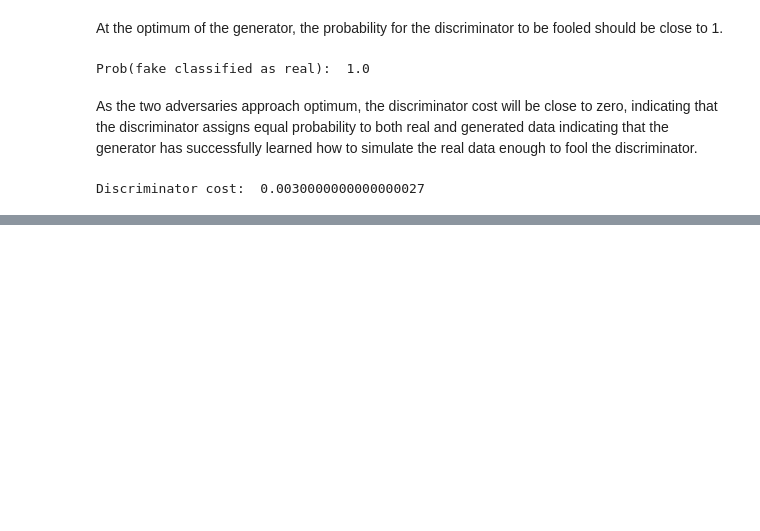
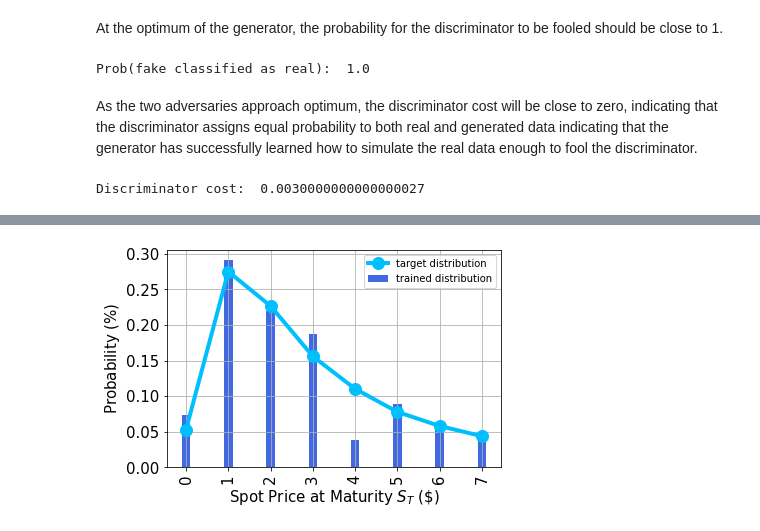
Before and after one commit to calixphd/Quantum-Simulation-Tutorials-and-Examples, a Jupyter notebook: Introduction_to_Quantum_Generative_Adversarial_Networks_Theory_with_Cirq_&_TensorFlow_Implementation.ipynb, the cells around one changed output, grey strips where cells are left out. Saved outputs shown, nothing was run; the diff lists cells and outputs as text; code cells hidden in the pictures; blank space fills up the shorter version.

```diff
--- a/Introduction_to_Quantum_Generative_Adversarial_Networks_Theory_with_Cirq_&_TensorFlow_Implementation.ipynb
+++ b/Introduction_to_Quantum_Generative_Adversarial_Networks_Theory_with_Cirq_&_TensorFlow_Implementation.ipynb
@@ -224,0 +295,40 @@ Generator Bloch vector: [-0.28   0.424 -0.86 ]
+# %%
+# Evaluate trained probability distribution
+values = [
+    bounds[0] + (bounds[1] - bounds[0]) * x / (2**num_qubits - 1) for x in range(2**num_qubits)
+]
+uncertainty_model = g_circuit.assign_parameters(dict(zip(theta, g_params)))
+amplitudes = Statevector.from_instruction(uncertainty_model).data
+
+x = np.array(values)
+y = np.abs(amplitudes) ** 2
+
+# Sample from target probability distribution
+N = 100000
+log_normal = np.random.lognormal(mean=1, sigma=1, size=N)
+log_normal = np.round(log_normal)
+log_normal = log_normal[log_normal <= 7]
+log_normal_samples = []
+for i in range(8):
+    log_normal_samples += [np.sum(log_normal == i)]
+log_normal_samples = np.array(log_normal_samples / sum(log_normal_samples))
+
+# Plot distributions
+plt.bar(x, y, width=0.2, label="trained distribution", color="royalblue")
+plt.xticks(x, size=15, rotation=90)
+plt.yticks(size=15)
+plt.grid()
+plt.xlabel("Spot Price at Maturity $S_T$ (\$)", size=15)
+plt.ylabel("Probability ($\%$)", size=15)
+plt.plot(
+    log_normal_samples,
+    "-o",
+    color="deepskyblue",
+    label="target distribution",
+    linewidth=4,
+    markersize=12,
+)
+plt.legend(loc="best")
+plt.show()
+# %% [output]
+[figure, added]
```
Also changed, not shown: parts of 36 cells of this notebook.
